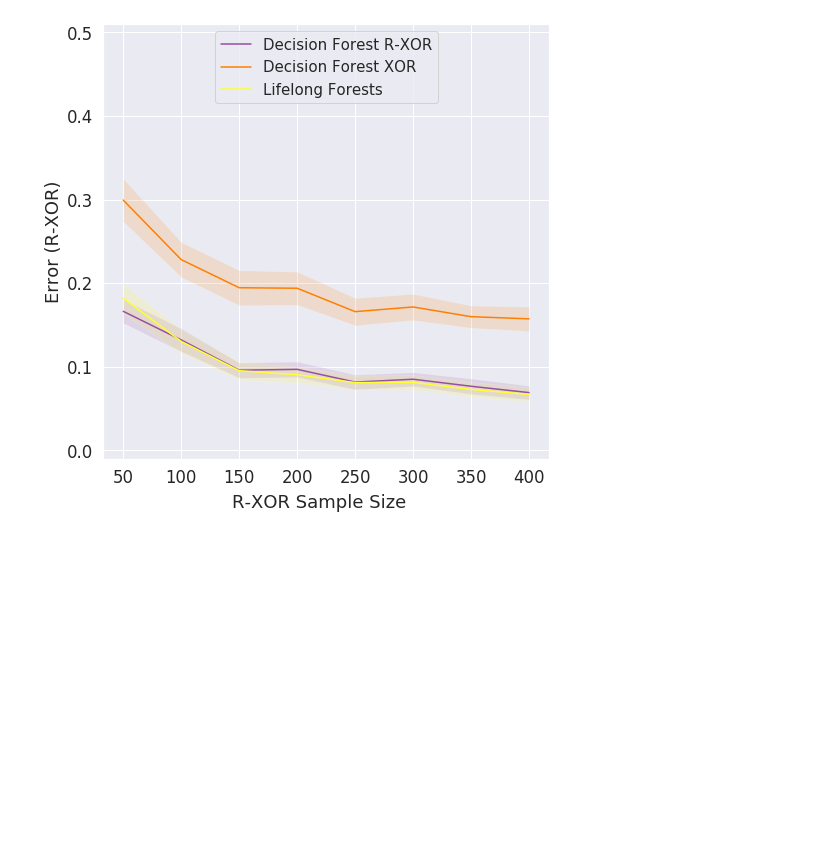
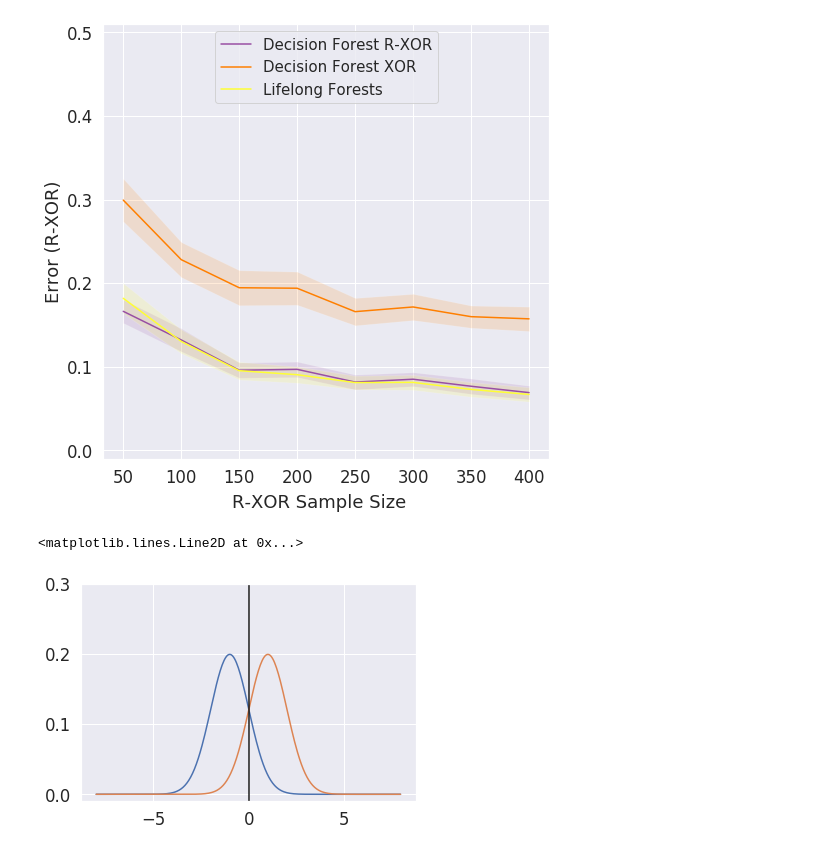
Before and after one commit to neurodata/talks, a Jupyter notebook: images/rotated_parity_fig_generator.ipynb, the cells around one changed output. Saved outputs shown, nothing was run; the diff lists cells and outputs as text; code cells hidden in the pictures; blank space fills up the shorter version.

```diff
--- a/images/rotated_parity_fig_generator.ipynb
+++ b/images/rotated_parity_fig_generator.ipynb
@@ -834,0 +831,12 @@ ax[1,1].set_xlabel('Target Task Sample Size')
+# %%
+from scipy import stats
+fig, ax = plt.subplots(1,1)
+
+xs = np.arange(-8,8,step=0.05)
+ax.plot(xs, stats.norm.pdf(xs, -1, 1)/2)
+ax.plot(xs, stats.norm.pdf(xs, 1, 1)/2)
+ax.set_ylim(-0.01, 0.3)
+ax.axvline(0, c = 'k')
+# %% [output]
+<matplotlib.lines.Line2D at 0x...>
+[figure, added]
```
Also changed, not shown: parts of 4 cells of this notebook, 2 other files.
